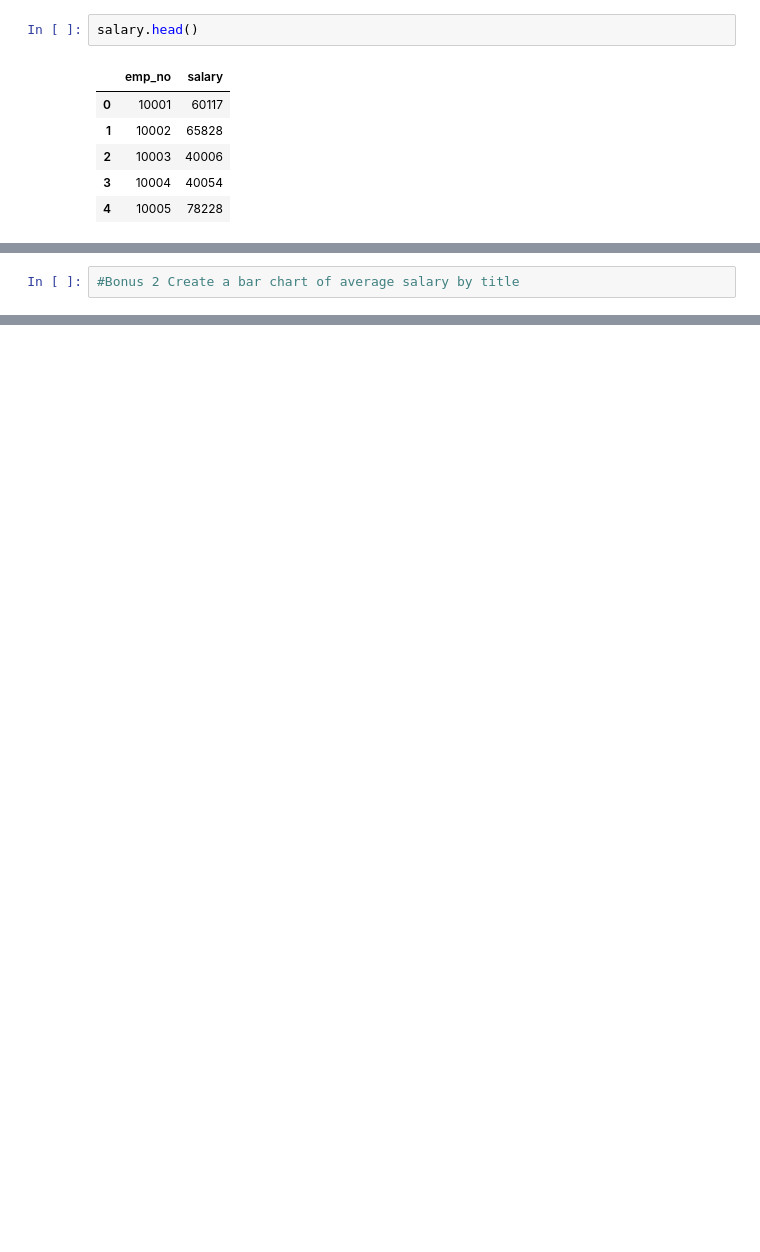
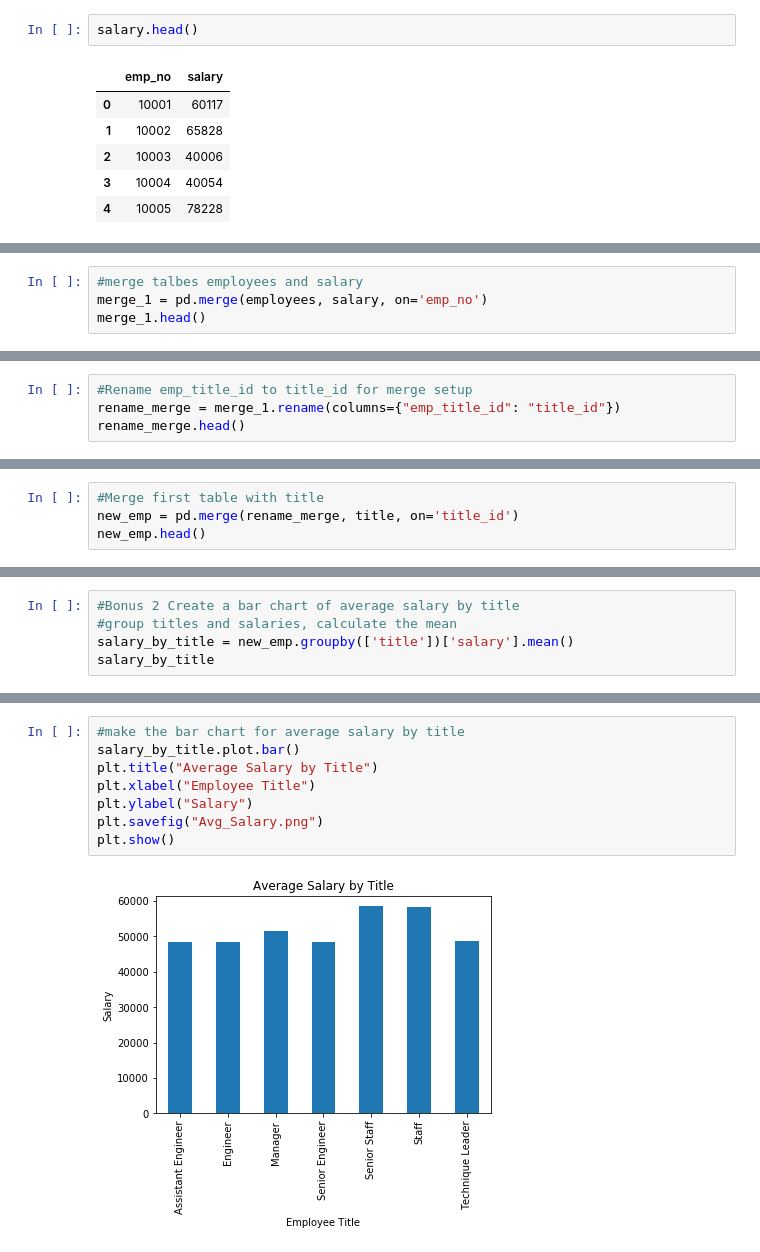
Before and after one commit to AMHlocal/sql-challenge, a Jupyter notebook: Bonus Challenge/Bonus_Challenge.ipynb, the cells around one changed output, grey strips where cells are left out. Cells and saved outputs as stored; diff of their text form; blank space fills up the shorter version.

```diff
--- a/Bonus Challenge/Bonus_Challenge.ipynb
+++ b/Bonus Challenge/Bonus_Challenge.ipynb
@@ -32,0 +50,4 @@ salary.head()
+# %%
+#merge talbes employees and salary
+merge_1 = pd.merge(employees, salary, on='emp_no')
+merge_1.head()
@@ -32,0 +61,4 @@ salary.head()
+# %%
+#Rename emp_title_id to title_id for merge setup
+rename_merge = merge_1.rename(columns={"emp_title_id": "title_id"})
+rename_merge.head()
@@ -32,0 +72,4 @@ salary.head()
+# %%
+#Merge first table with title
+new_emp = pd.merge(rename_merge, title, on='title_id')
+new_emp.head()
@@ -45,2 +97,5 @@ plt.show()
 # %%
 #Bonus 2 Create a bar chart of average salary by title
+#group titles and salaries, calculate the mean
+salary_by_title = new_emp.groupby(['title'])['salary'].mean()
+salary_by_title
@@ -46,0 +112,10 @@ plt.show()
+# %%
+#make the bar chart for average salary by title
+salary_by_title.plot.bar()
+plt.title("Average Salary by Title")
+plt.xlabel("Employee Title")
+plt.ylabel("Salary")
+plt.savefig("Avg_Salary.png")
+plt.show()
+# %% [output]
+[figure, added]
```
Also changed, not shown: parts of 9 cells of this notebook, 2 other files.
